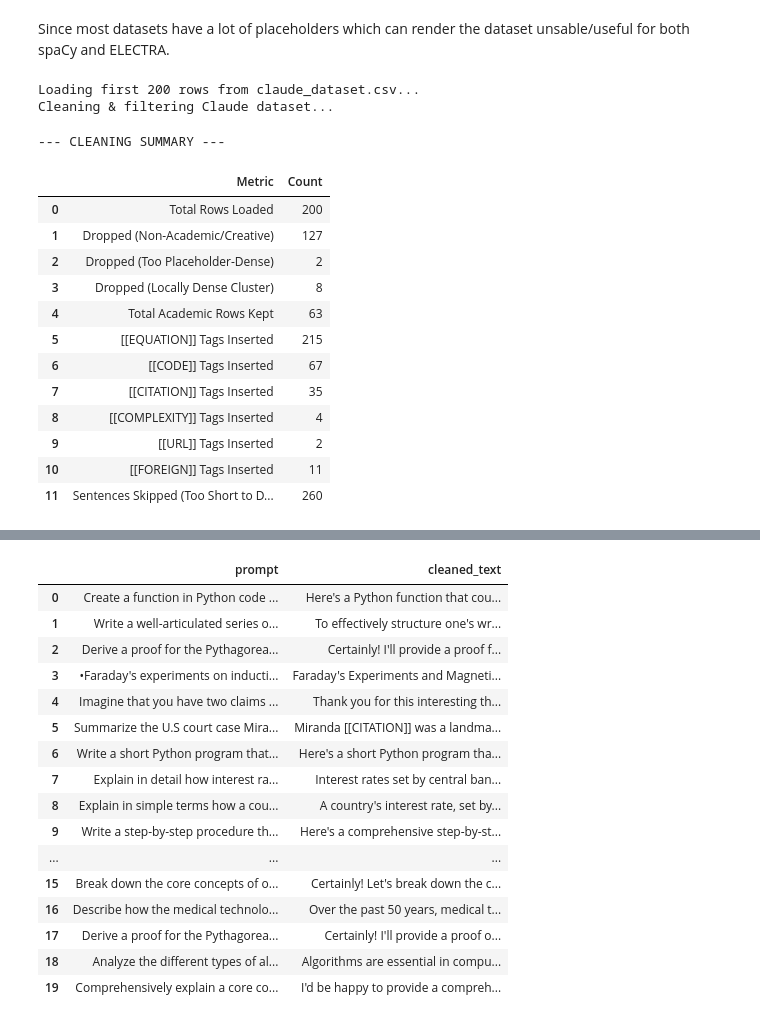
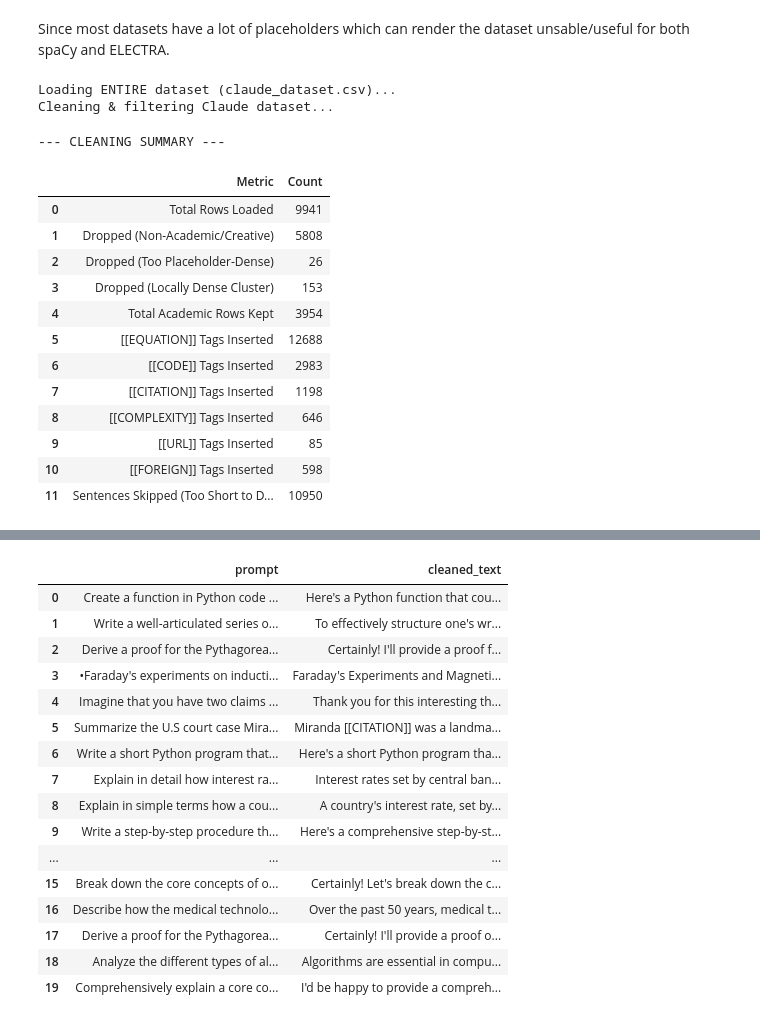
Before and after one commit to n4t5Uuu/Hybrid-AI-Text-Detector, a Jupyter notebook: src/notebooks/data_cleaning.ipynb, the cells around one changed output, grey strips where cells are left out. Saved outputs shown, nothing was run; the diff lists cells and outputs as text; code cells hidden in the pictures.

Commit message:
used the whole claude dataset for cleaning

```diff
--- a/src/notebooks/data_cleaning.ipynb
+++ b/src/notebooks/data_cleaning.ipynb
@@ -528,7 +528,7 @@ def extract_claude_prompt_and_response(text):
 
             return prompt.strip(), raw_response.strip()
 
-        # Fallback regex incase it encountered a problem in parsing
+        # Fallback regex in case it encounters a problem in parsing
         except Exception:
             prompt_match = re.search(r"\{'from':\s*'human',\s*'value':\s*\"\"?(.*?)\"\"?\}", text, flags=re.DOTALL)
             resp_match = re.search(r"\{'from':\s*'(?:gpt|assistant)',\s*'value':\s*\"\"?(.*?)\"\"?\}", text, flags=re.DOTALL)
@@ -540,13 +540,15 @@ def extract_claude_prompt_and_response(text):
     return "", text.strip()
 
 
-def clean_claude_dataset(claude_csv_path, sample_size=200, density_threshold=0.4):
+def clean_claude_dataset(claude_csv_path, sample_size=None, density_threshold=0.4):
     """
         Cleans the Claude AI dataset, filters out non-academic creative prompts,
         extracts prompt and cleaned response, filters out placeholder-dense rows
         (both whole-document density and locally dense run-on clusters),
         counts tag insertions, displays summary & sample tables, and saves
         output to PROCESSED_AI_DIR.
+
+        Set sample_size=None to process the ENTIRE dataset.
     """
     if not claude_csv_path.exists():
         print(f"File not found at: {claude_csv_path}")
@@ -556,8 +558,13 @@ def clean_claude_dataset(claude_csv_path, sample_size=200, density_threshold=0.4
     # don't accumulate across repeated calls in the same session
     foreign_skip_counter["too_short"] = 0
 
-    print(f"Loading {'first ' + str(sample_size) if sample_size else 'all'} rows from {claude_csv_path.name}...")
-    df_raw = pd.read_csv(claude_csv_path, nrows=sample_size)
+    if sample_size:
+        print(f"Loading first {sample_size} rows from {claude_csv_path.name}...")
+        df_raw = pd.read_csv(claude_csv_path, nrows=sample_size)
+    else:
+        print(f"Loading ENTIRE dataset ({claude_csv_path.name})...")
+        df_raw = pd.read_csv(claude_csv_path)
+
     prompts = []
     cleaned_responses = []
     dropped_creative = 0
@@ -576,16 +583,12 @@ def clean_claude_dataset(claude_csv_path, sample_size=200, density_threshold=0.4
         cleaned_resp = clean_pipeline(raw_response)
 
         # Filter out rows that are mostly placeholder tokens after cleaning
-        # (too notation-dense to yield meaningful stylometric features)
         density = placeholder_density(cleaned_resp)
         if density >= density_threshold:
             dropped_density += 1
             continue
 
-        # Filter out rows with a locally dense cluster of placeholders even
-        # if the whole-document density looks fine (e.g. a flattened matrix
-        # description sitting inside one long run-on sentence, surrounded
-        # by otherwise-normal prose elsewhere in the same response)
+        # Filter out rows with a locally dense cluster of placeholders
         if placeholder_density_windowed(cleaned_resp):
             dropped_locally_dense += 1
             continue
@@ -625,44 +628,45 @@ def clean_claude_dataset(claude_csv_path, sample_size=200, density_threshold=0.4
             df_processed['cleaned_text'].str.count(r'\[\[CITATION\]\]').sum(),
             df_processed['cleaned_text'].str.count(r'\[\[COMPLEXITY\]\]').sum(),
             df_processed['cleaned_text'].str.count(r'\[\[URL\]\]').sum(),
             df_processed['cleaned_text'].str.count(r'\[\[FOREIGN\]\]').sum(),
             foreign_skip_counter["too_short"]
         ]
     }
     df_summary = pd.DataFrame(summary_data)
 
     print("\n--- CLEANING SUMMARY ---")
     ipd.display(df_summary)
 
     # Save processed data to PROCESSED_AI_DIR
     filename = f"claude_dataset_cleaned_{sample_size}.csv" if sample_size else "claude_dataset_cleaned.csv"
     output_path = PROCESSED_AI_DIR / filename
     df_processed.to_csv(output_path, index=False)
     print(f"\nSuccessfully saved cleaned dataset ({len(df_processed)} rows) to:\n  {output_path.resolve()}")
 
     # Display first 20 rows table (prompt & cleaned_text)
     print("\n--- SAMPLE CLEANED DATA (FIRST 20 ROWS) ---")
     ipd.display(df_processed.head(20))
 
     return df_processed
 
 
+# --- EXECUTION (Runs the full dataset) ---
 claude_dataset = RAW_AI_DIR / 'claude_dataset.csv'
-df_cleaned_claude = clean_claude_dataset(claude_dataset, sample_size=200)
+df_cleaned_claude = clean_claude_dataset(claude_dataset)  # Cleans ALL rows automatically
 # %% [output]
-Loading first 200 rows from claude_dataset.csv...
+Loading ENTIRE dataset (claude_dataset.csv)...
 Cleaning & filtering Claude dataset...
 --- CLEANING SUMMARY ---
 |  | Metric | Count |
-| 0 | Total Rows Loaded | 200 |
-| 1 | Dropped (Non-Academic/Creative) | 127 |
-| 2 | Dropped (Too Placeholder-Dense) | 2 |
-| 3 | Dropped (Locally Dense Cluster) | 8 |
-| 4 | Total Academic Rows Kept | 63 |
-| 5 | [[EQUATION]] Tags Inserted | 215 |
-| 6 | [[CODE]] Tags Inserted | 67 |
-| 7 | [[CITATION]] Tags Inserted | 35 |
-| 8 | [[COMPLEXITY]] Tags Inserted | 4 |
-| 9 | [[URL]] Tags Inserted | 2 |
-| 10 | [[FOREIGN]] Tags Inserted | 11 |
-| 11 | Sentences Skipped (Too Short to D... | 260 |
+| 0 | Total Rows Loaded | 9941 |
+| 1 | Dropped (Non-Academic/Creative) | 5808 |
+| 2 | Dropped (Too Placeholder-Dense) | 26 |
+| 3 | Dropped (Locally Dense Cluster) | 153 |
+| 4 | Total Academic Rows Kept | 3954 |
+| 5 | [[EQUATION]] Tags Inserted | 12688 |
+| 6 | [[CODE]] Tags Inserted | 2983 |
+| 7 | [[CITATION]] Tags Inserted | 1198 |
+| 8 | [[COMPLEXITY]] Tags Inserted | 646 |
+| 9 | [[URL]] Tags Inserted | 85 |
+| 10 | [[FOREIGN]] Tags Inserted | 598 |
+| 11 | Sentences Skipped (Too Short to D... | 10950 |
```
Also changed, not shown: parts of 1 cell of this notebook.
